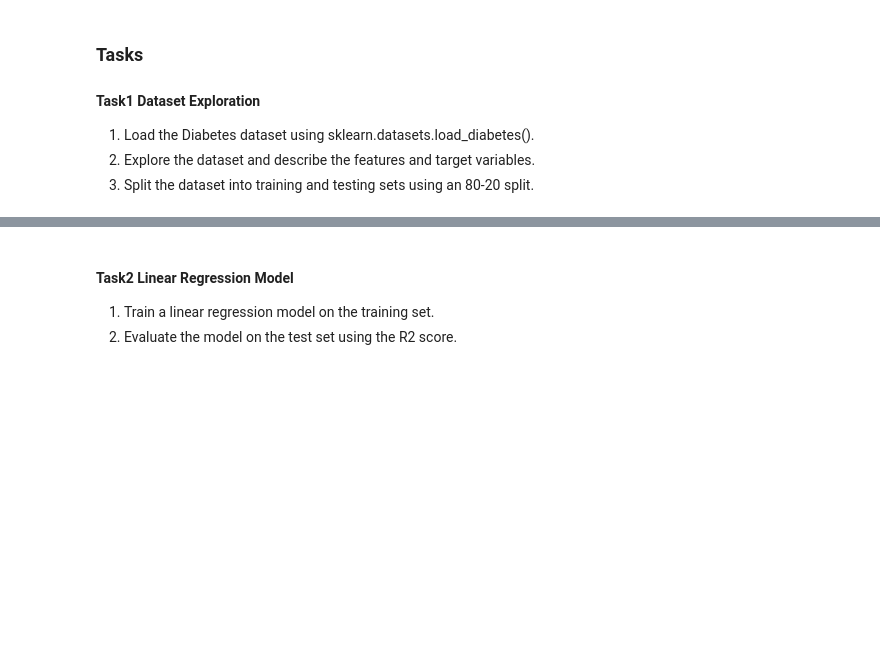
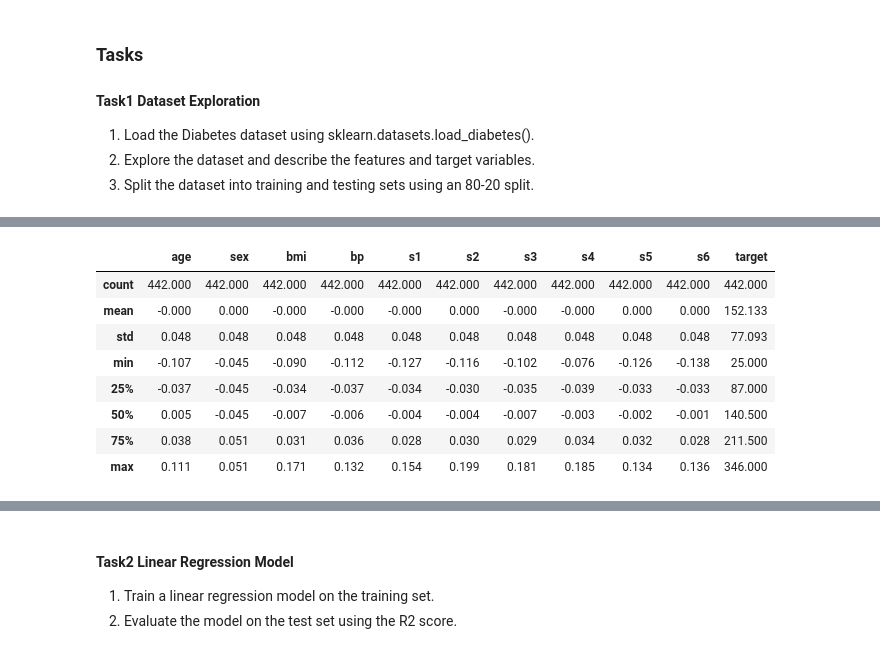
Before and after one commit to fumiya2001/MATH485_Fumiya_Nagatomo, a Jupyter notebook: Assignment_2/Assignment_2.ipynb, the cells around one changed output, grey strips where cells are left out. Drawn from its saved outputs; the diff is of its cells as text; code cells hidden in the pictures; blank space fills up the shorter version.

```diff
--- a/Assignment_2/Assignment_2.ipynb
+++ b/Assignment_2/Assignment_2.ipynb
@@ -31,0 +34,12 @@ df.head()
+# %%
+df.describe().round(3)
+# %% [output]
+|  | age | sex | bmi | bp | s1 | s2 | s3 | s4 | s5 | s6 | target |
+| count | 442.000 | 442.000 | 442.000 | 442.000 | 442.000 | 442.000 | 442.000 | 442.000 | 442.000 | 442.000 | 442.000 |
+| mean | -0.000 | 0.000 | -0.000 | -0.000 | -0.000 | 0.000 | -0.000 | -0.000 | 0.000 | 0.000 | 152.133 |
+| std | 0.048 | 0.048 | 0.048 | 0.048 | 0.048 | 0.048 | 0.048 | 0.048 | 0.048 | 0.048 | 77.093 |
+| min | -0.107 | -0.045 | -0.090 | -0.112 | -0.127 | -0.116 | -0.102 | -0.076 | -0.126 | -0.138 | 25.000 |
+| 25% | -0.037 | -0.045 | -0.034 | -0.037 | -0.034 | -0.030 | -0.035 | -0.039 | -0.033 | -0.033 | 87.000 |
+| 50% | 0.005 | -0.045 | -0.007 | -0.006 | -0.004 | -0.004 | -0.007 | -0.003 | -0.002 | -0.001 | 140.500 |
+| 75% | 0.038 | 0.051 | 0.031 | 0.036 | 0.028 | 0.030 | 0.029 | 0.034 | 0.032 | 0.028 | 211.500 |
+| max | 0.111 | 0.051 | 0.171 | 0.132 | 0.154 | 0.199 | 0.181 | 0.185 | 0.134 | 0.136 | 346.000 |
```
Also changed, not shown: parts of 12 cells of this notebook, 2 other files.
